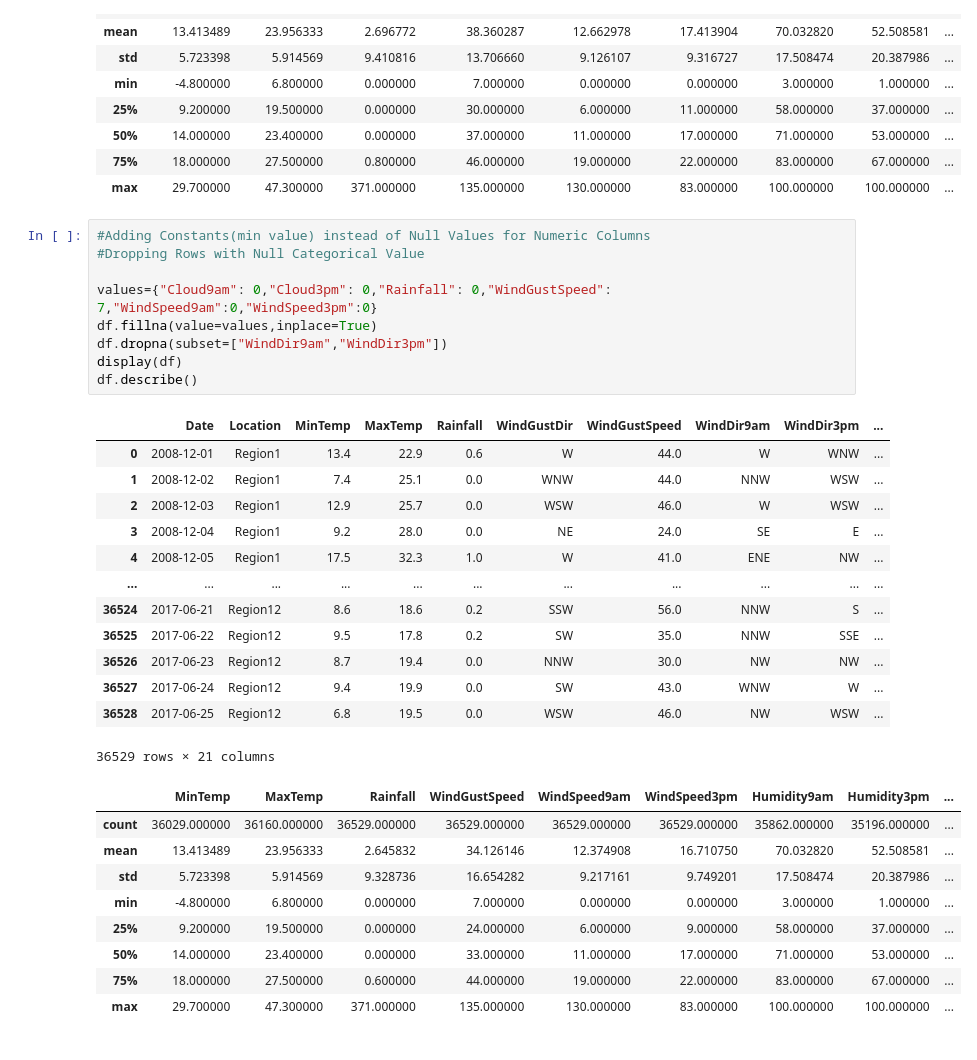
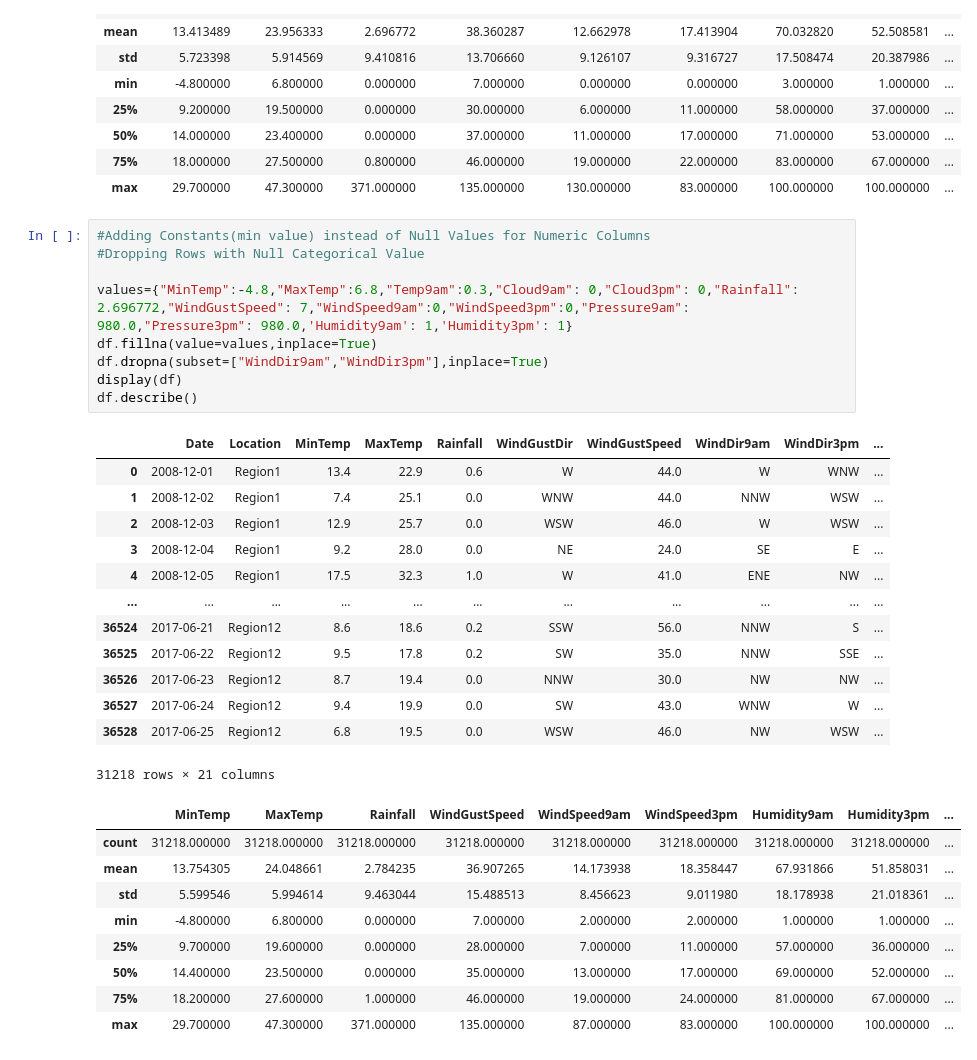
Before and after one commit to Musab520/MachineLearningProject2, a Jupyter notebook: Decision Tree.ipynb, the cells around one changed output. Cells and saved outputs as stored; diff of their text form.

```diff
--- a/Decision Tree.ipynb
+++ b/Decision Tree.ipynb
@@ -33,32 +33,32 @@ df.describe()
 # %%
 #Adding Constants(min value) instead of Null Values for Numeric Columns
 #Dropping Rows with Null Categorical Value
 
-values={"Cloud9am": 0,"Cloud3pm": 0,"Rainfall": 0,"WindGustSpeed": 7,"WindSpeed9am":0,"WindSpeed3pm":0}
+values={"MinTemp":-4.8,"MaxTemp":6.8,"Temp9am":0.3,"Cloud9am": 0,"Cloud3pm": 0,"Rainfall": 2.696772,"WindGustSpeed": 7,"WindSpeed9am":0,"WindSpeed3pm":0,"Pressure9am": 980.0,"Pressure3pm": 980.0,'Humidity9am': 1,'Humidity3pm': 1}
 df.fillna(value=values,inplace=True)
-df.dropna(subset=["WindDir9am","WindDir3pm"])
+df.dropna(subset=["WindDir9am","WindDir3pm"],inplace=True)
 display(df)
 df.describe()
 # %% [output]
 |  | Date | Location | MinTemp | MaxTemp | Rainfall | WindGustDir | WindGustSpeed | WindDir9am | WindDir3pm | ... |
 | 0 | 2008-12-01 | Region1 | 13.4 | 22.9 | 0.6 | W | 44.0 | W | WNW | ... |
 | 1 | 2008-12-02 | Region1 | 7.4 | 25.1 | 0.0 | WNW | 44.0 | NNW | WSW | ... |
 | 2 | 2008-12-03 | Region1 | 12.9 | 25.7 | 0.0 | WSW | 46.0 | W | WSW | ... |
 | 3 | 2008-12-04 | Region1 | 9.2 | 28.0 | 0.0 | NE | 24.0 | SE | E | ... |
 | 4 | 2008-12-05 | Region1 | 17.5 | 32.3 | 1.0 | W | 41.0 | ENE | NW | ... |
 | ... | ... | ... | ... | ... | ... | ... | ... | ... | ... | ... |
 | 36524 | 2017-06-21 | Region12 | 8.6 | 18.6 | 0.2 | SSW | 56.0 | NNW | S | ... |
 | 36525 | 2017-06-22 | Region12 | 9.5 | 17.8 | 0.2 | SW | 35.0 | NNW | SSE | ... |
 | 36526 | 2017-06-23 | Region12 | 8.7 | 19.4 | 0.0 | NNW | 30.0 | NW | NW | ... |
 | 36527 | 2017-06-24 | Region12 | 9.4 | 19.9 | 0.0 | SW | 43.0 | WNW | W | ... |
 | 36528 | 2017-06-25 | Region12 | 6.8 | 19.5 | 0.0 | WSW | 46.0 | NW | WSW | ... |
-36529 rows × 21 columns
+31218 rows × 21 columns
 |  | MinTemp | MaxTemp | Rainfall | WindGustSpeed | WindSpeed9am | WindSpeed3pm | Humidity9am | Humidity3pm | ... |
-| count | 36029.000000 | 36160.000000 | 36529.000000 | 36529.000000 | 36529.000000 | 36529.000000 | 35862.000000 | 35196.000000 | ... |
-| mean | 13.413489 | 23.956333 | 2.645832 | 34.126146 | 12.374908 | 16.710750 | 70.032820 | 52.508581 | ... |
-| std | 5.723398 | 5.914569 | 9.328736 | 16.654282 | 9.217161 | 9.749201 | 17.508474 | 20.387986 | ... |
-| min | -4.800000 | 6.800000 | 0.000000 | 7.000000 | 0.000000 | 0.000000 | 3.000000 | 1.000000 | ... |
-| 25% | 9.200000 | 19.500000 | 0.000000 | 24.000000 | 6.000000 | 9.000000 | 58.000000 | 37.000000 | ... |
-| 50% | 14.000000 | 23.400000 | 0.000000 | 33.000000 | 11.000000 | 17.000000 | 71.000000 | 53.000000 | ... |
-| 75% | 18.000000 | 27.500000 | 0.600000 | 44.000000 | 19.000000 | 22.000000 | 83.000000 | 67.000000 | ... |
-| max | 29.700000 | 47.300000 | 371.000000 | 135.000000 | 130.000000 | 83.000000 | 100.000000 | 100.000000 | ... |
+| count | 31218.000000 | 31218.000000 | 31218.000000 | 31218.000000 | 31218.000000 | 31218.000000 | 31218.000000 | 31218.000000 | ... |
+| mean | 13.754305 | 24.048661 | 2.784235 | 36.907265 | 14.173938 | 18.358447 | 67.931866 | 51.858031 | ... |
+| std | 5.599546 | 5.994614 | 9.463044 | 15.488513 | 8.456623 | 9.011980 | 18.178938 | 21.018361 | ... |
+| min | -4.800000 | 6.800000 | 0.000000 | 7.000000 | 2.000000 | 2.000000 | 1.000000 | 1.000000 | ... |
+| 25% | 9.700000 | 19.600000 | 0.000000 | 28.000000 | 7.000000 | 11.000000 | 57.000000 | 36.000000 | ... |
+| 50% | 14.400000 | 23.500000 | 0.000000 | 35.000000 | 13.000000 | 17.000000 | 69.000000 | 52.000000 | ... |
+| 75% | 18.200000 | 27.600000 | 1.000000 | 46.000000 | 19.000000 | 24.000000 | 81.000000 | 67.000000 | ... |
+| max | 29.700000 | 47.300000 | 371.000000 | 135.000000 | 87.000000 | 83.000000 | 100.000000 | 100.000000 | ... |
```
Also changed, not shown: parts of 3 cells of this notebook, 1 other file.
